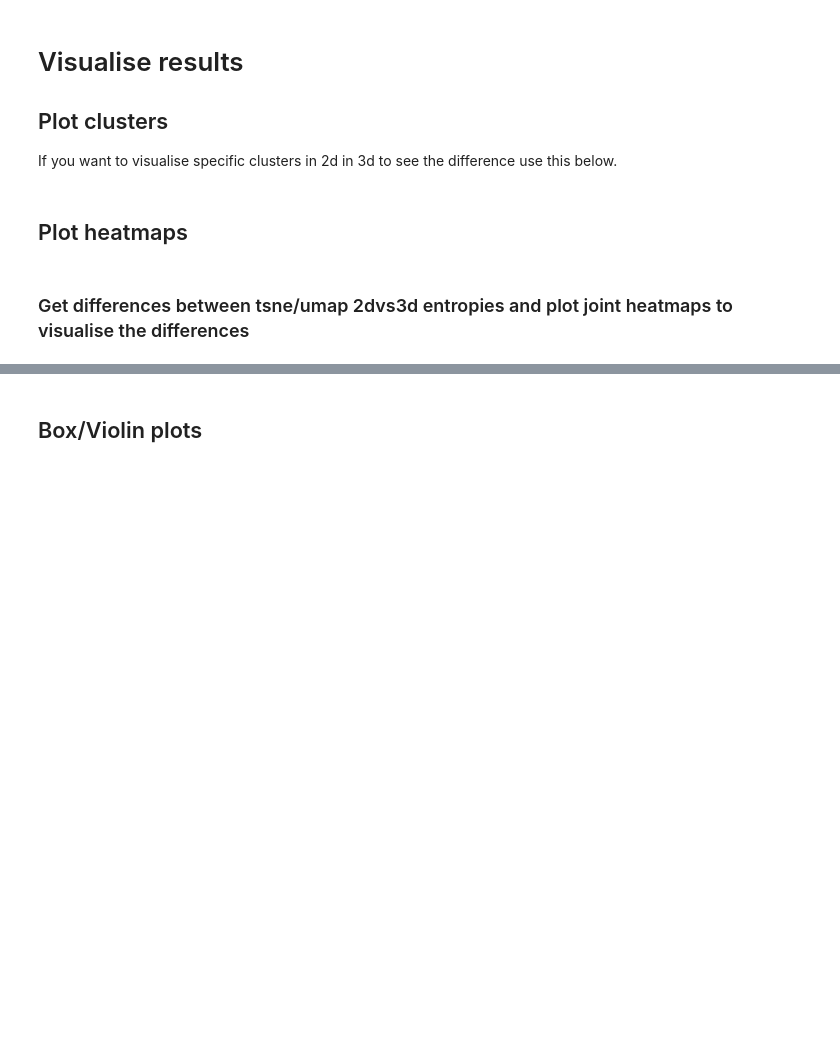
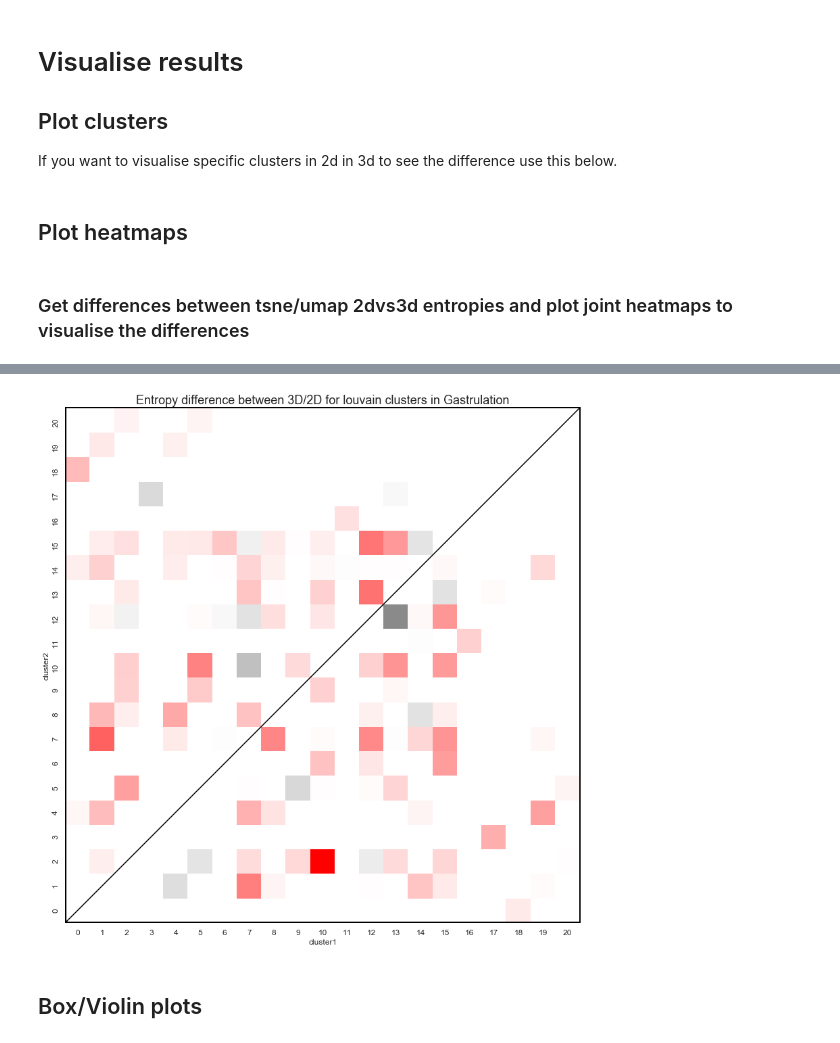
Before and after one commit to JohanRodhe/entropy_2dvs3d, a Jupyter notebook: rotating_grid.ipynb, the cells around one changed output, grey strips where cells are left out. Saved outputs shown, nothing was run; the diff lists cells and outputs as text; code cells hidden in the pictures; blank space fills up the shorter version.

```diff
--- a/rotating_grid.ipynb
+++ b/rotating_grid.ipynb
@@ -511,3 +568,28 @@ plt.savefig("results/figures/heatmaps/diff_heatmaps_" + data + ".png", bbox_inch
+# %%
+diff3 = get_differences("results/" + data + "_umap_louvain_2d_entropies.csv", "results/" + data + "_umap_louvain_3d_entropies.csv", clusters_dict, fill_diagonal=True, index_offset=0)
+diff4 = get_differences("results/" + data + "_tsne_louvain_2d_entropies.csv", "results/" + data + "_tsne_louvain_3d_entropies.csv", clusters_dict, fill_diagonal=True, index_offset=0)
+
+fig = plt.figure(figsize= (30,20))
+ax = fig.add_subplot(121, facecolor=(1,1,1), frameon=True)
+mine = np.nanmin(np.array(diff3))
+maxe = np.nanmax(np.array(diff3))
+extreme_value2 = max(abs(maxe), abs(mine))
+diff_tot = (diff4.fillna(0).T + diff3.fillna(0))
+ax = sns.heatmap(diff_tot, xticklabels=clusters_dict.values(), yticklabels=clusters_dict.values(), vmin=-extreme_value2, vmax=extreme_value2, square=True, cmap=cmap2, cbar=False)# cbar_kws = dict(use_gridspec=False,location="left", shrink=0.5))
+
+ax.invert_yaxis()
+#plt.xticks(rotation=55)
+ax.tick_params(axis='both', which='major', labelsize=12)
+for _, spine in ax.spines.items():
+    spine.set_color("black")
+    spine.set_visible(True)
+    spine.set_linewidth(2)
+# draw diagonal
+ax.plot((0,256), (0,256), c="black")
+plt.title("Entropy difference between 3D/2D for louvain clusters in " + data.capitalize(), fontsize=18)
+plt.savefig("results/figures/heatmaps/diff_heatmap_louvain_" + data + ".png", bbox_inches='tight')
+# %% [output]
+[figure, added]
 # %%
 np.count_nonzero(diff_tot == 0)
 # %% [markdown]
```
Also changed, not shown: parts of 9 cells of this notebook.
